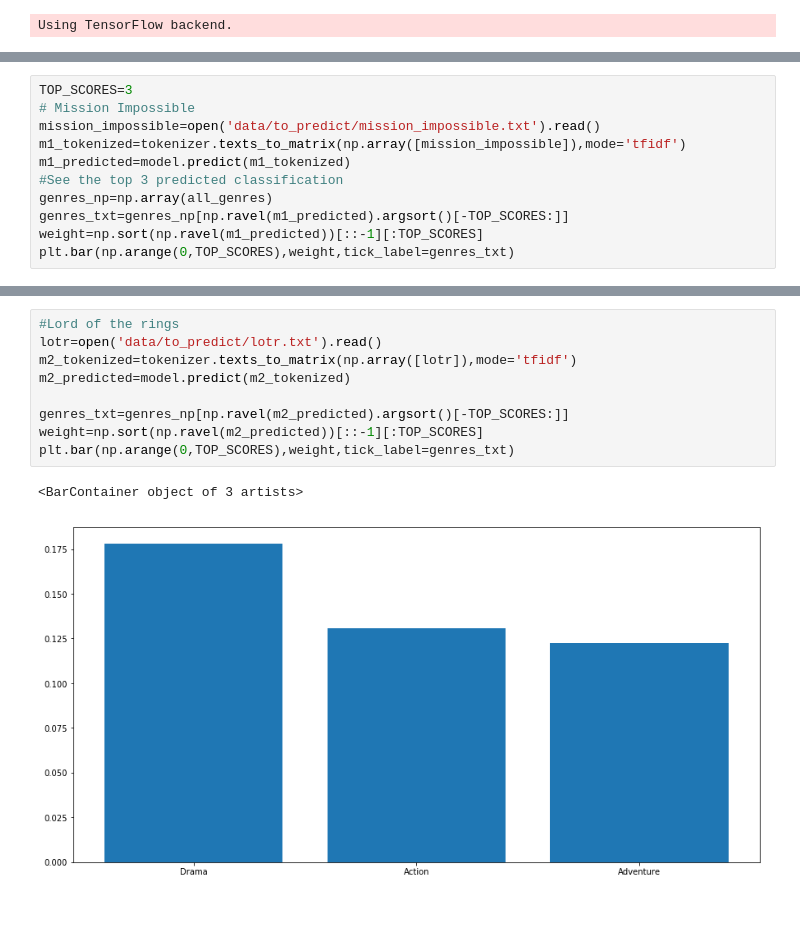
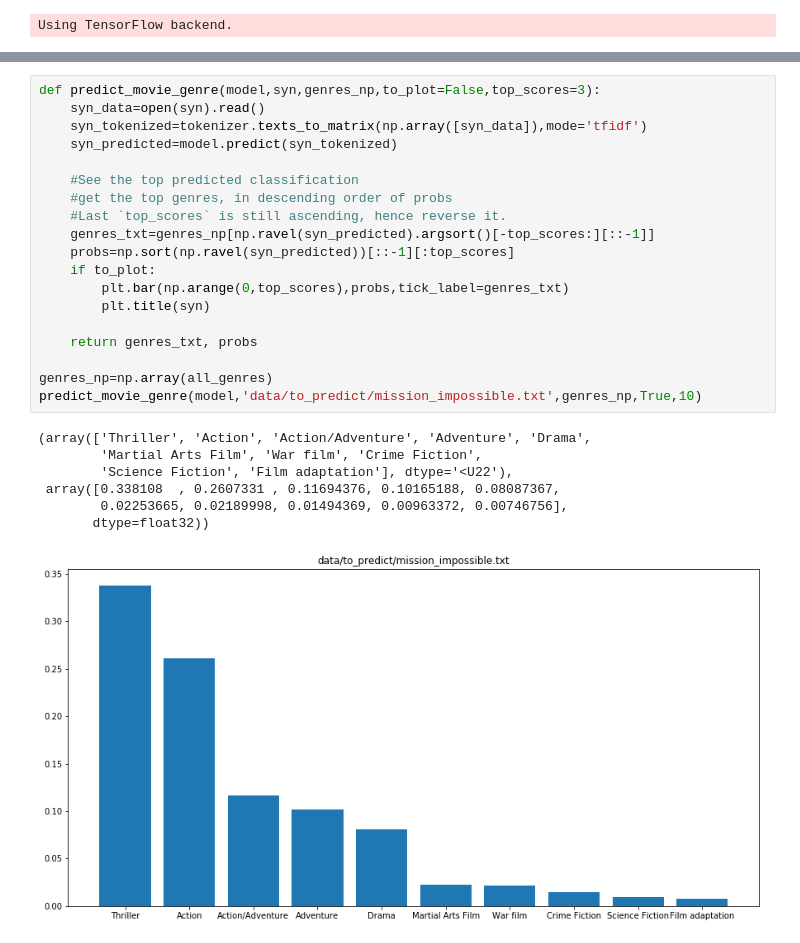
Before and after one commit to danny-tdoan/movie-synopsis-to-genre, a Jupyter notebook: Movie Synopsis to Genre.ipynb, the cells around one changed output, grey strips where cells are left out. Saved outputs shown, nothing was run; the diff lists cells and outputs as text; blank space fills up the shorter version.

```diff
--- a/Movie Synopsis to Genre.ipynb
+++ b/Movie Synopsis to Genre.ipynb
@@ -180,11 +184,0 @@ Let's see how it predicts first, and confirm the $4^{th}$ point (synopsis taken
-# %%
-TOP_SCORES=3
-# Mission Impossible
-mission_impossible=open('data/to_predict/mission_impossible.txt').read()
-m1_tokenized=tokenizer.texts_to_matrix(np.array([mission_impossible]),mode='tfidf')
-m1_predicted=model.predict(m1_tokenized)
-#See the top 3 predicted classification
-genres_np=np.array(all_genres)
-genres_txt=genres_np[np.ravel(m1_predicted).argsort()[-TOP_SCORES:]]
-weight=np.sort(np.ravel(m1_predicted))[::-1][:TOP_SCORES]
-plt.bar(np.arange(0,TOP_SCORES),weight,tick_label=genres_txt)
@@ -194,12 +185,27 @@ plt.bar(np.arange(0,TOP_SCORES),weight,tick_label=genres_txt)
-# %%
-#Lord of the rings
-lotr=open('data/to_predict/lotr.txt').read()
-m2_tokenized=tokenizer.texts_to_matrix(np.array([lotr]),mode='tfidf')
-m2_predicted=model.predict(m2_tokenized)
-
-genres_txt=genres_np[np.ravel(m2_predicted).argsort()[-TOP_SCORES:]]
-weight=np.sort(np.ravel(m2_predicted))[::-1][:TOP_SCORES]
-plt.bar(np.arange(0,TOP_SCORES),weight,tick_label=genres_txt)
-# %% [output]
-<BarContainer object of 3 artists>
-[figure, removed]
+# %%
+def predict_movie_genre(model,syn,genres_np,to_plot=False,top_scores=3):
+    syn_data=open(syn).read()
+    syn_tokenized=tokenizer.texts_to_matrix(np.array([syn_data]),mode='tfidf')
+    syn_predicted=model.predict(syn_tokenized)
+
+    #See the top predicted classification
+    #get the top genres, in descending order of probs
+    #Last `top_scores` is still ascending, hence reverse it.
+    genres_txt=genres_np[np.ravel(syn_predicted).argsort()[-top_scores:][::-1]]
+    probs=np.sort(np.ravel(syn_predicted))[::-1][:top_scores]
+    if to_plot:
+        plt.bar(np.arange(0,top_scores),probs,tick_label=genres_txt)
+        plt.title(syn)
+
+    return genres_txt, probs
+
+genres_np=np.array(all_genres)
+predict_movie_genre(model,'data/to_predict/mission_impossible.txt',genres_np,True,10)
+# %% [output]
+(array(['Thriller', 'Action', 'Action/Adventure', 'Adventure', 'Drama',
+        'Martial Arts Film', 'War film', 'Crime Fiction',
+        'Science Fiction', 'Film adaptation'], dtype='<U22'),
+ array([0.338108  , 0.2607331 , 0.11694376, 0.10165188, 0.08087367,
+        0.02253665, 0.02189998, 0.01494369, 0.00963372, 0.00746756],
+       dtype=float32))
+[figure, added]
```
Also changed, not shown: parts of 30 cells of this notebook.
